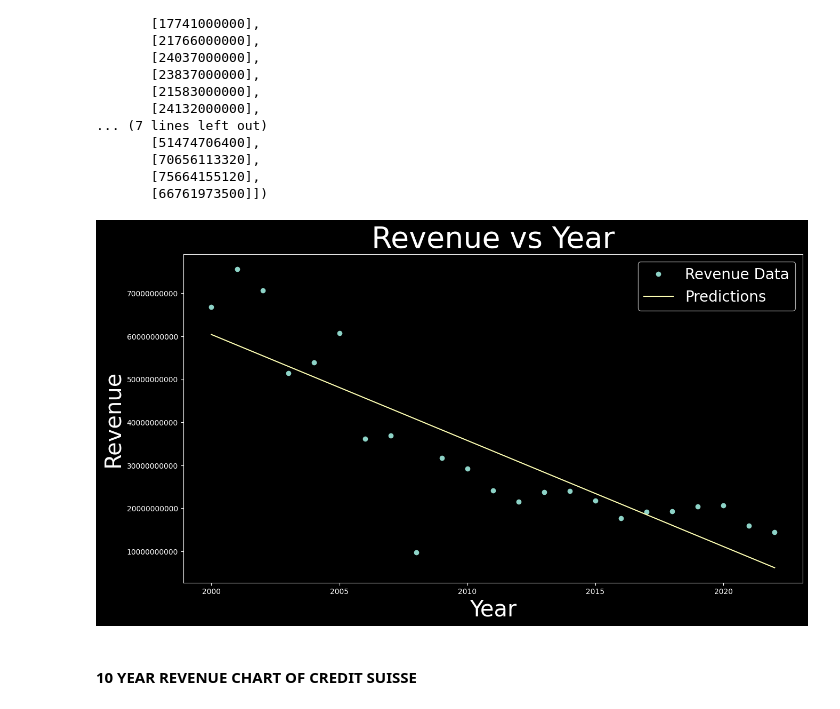
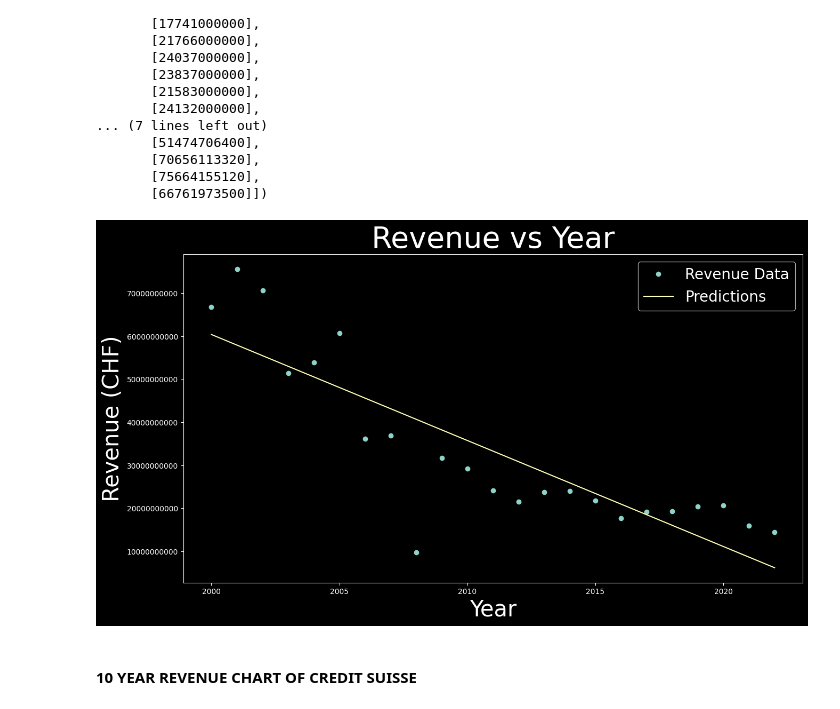
Before and after one commit to AnalyticalHarry/CreditSuisse, a Jupyter notebook: CREDIT_SUISSE_GROUP_AG_INCOME_STATEMENT.ipynb, the cells around one changed output. Cells and saved outputs as stored; diff of their text form; code cells hidden in the pictures.

```diff
--- a/CREDIT_SUISSE_GROUP_AG_INCOME_STATEMENT.ipynb
+++ b/CREDIT_SUISSE_GROUP_AG_INCOME_STATEMENT.ipynb
@@ -207,17 +207,17 @@ predictions = reg.predict(year)
 # %%
 plt.style.use('dark_background')
 plt.figure(figsize=(15,8))
 plt.plot(year, revenue, 'o', label='Revenue Data')
 plt.plot(year, predictions, label='Predictions')
 plt.gca().yaxis.set_major_formatter(ticker.ScalarFormatter(useMathText=False))
 plt.xlabel('Year', fontsize=30)
-plt.ylabel('Revenue', fontsize=30)
+plt.ylabel('Revenue (CHF)', fontsize=30)
 plt.title('Revenue vs Year', fontsize=40)
 plt.legend(fontsize=20)
 plt.ticklabel_format(axis='y', style='plain')
 plt.show()
 # %% [output]
-[figure, old version]
+[figure, new version]
 # %% [markdown]
 #### 10 YEAR REVENUE CHART OF CREDIT SUISSE
 # %%
```
Also changed, not shown: parts of 5 cells of this notebook.
